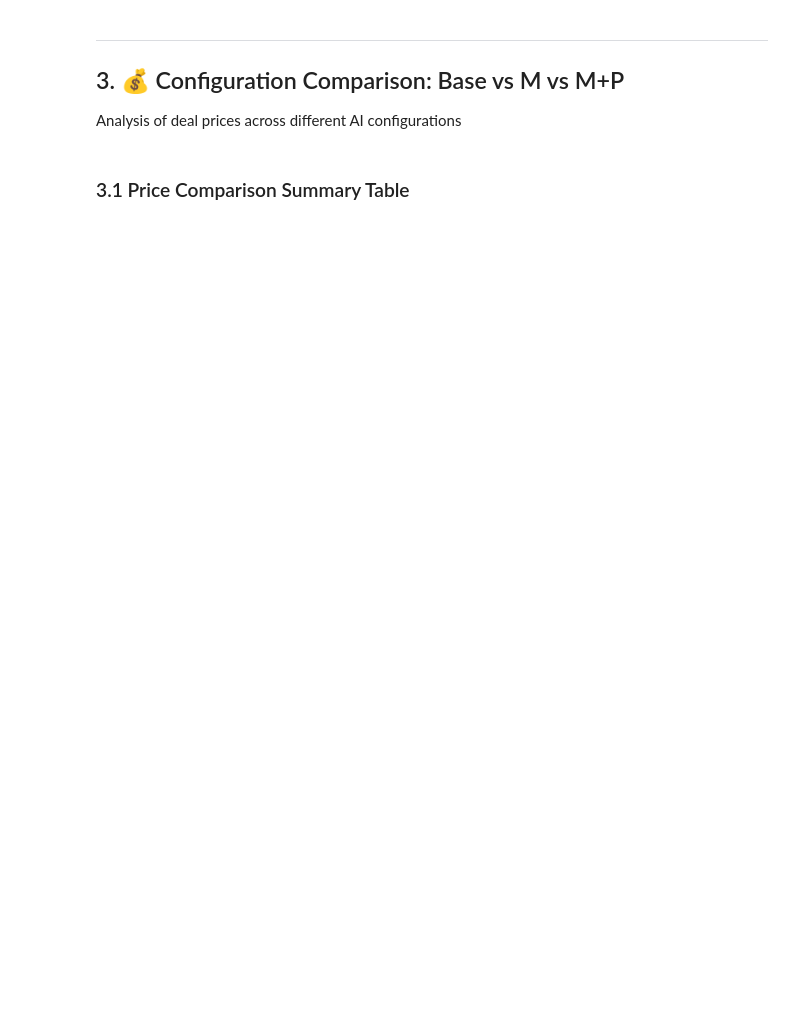
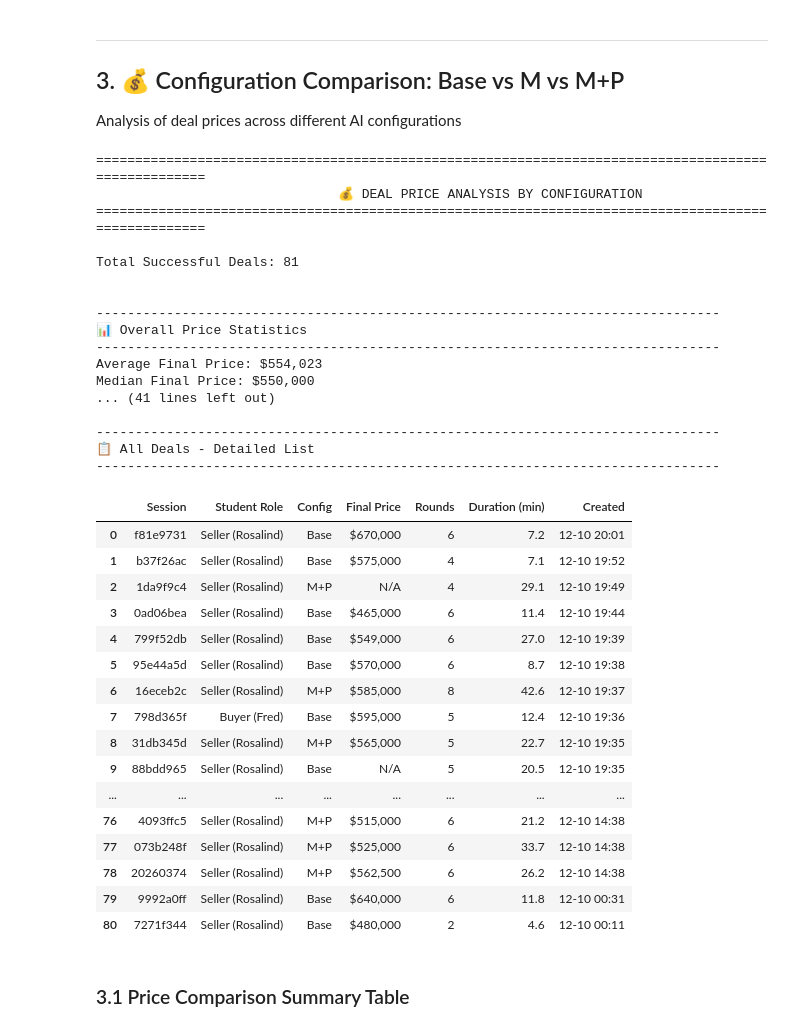
Before and after one commit to Sasha-Cui/negotiation-backend, a Jupyter notebook: main_street_analysis.ipynb, the cells around one changed output. Drawn from its saved outputs; the diff is of its cells as text; code cells hidden in the pictures; blank space fills up the shorter version.

```diff
--- a/main_street_analysis.ipynb
+++ b/main_street_analysis.ipynb
@@ -304,36 +471,72 @@ else:
     print("  BATNA: $675,000 (will walk away if price > $675k)")
     print("-"*80)
     if 'Buyer (Fred)' in role_config_stats.index.get_level_values(0):
         buyer_stats = role_config_stats.loc['Buyer (Fred)']
         for config in buyer_stats.index:
             stats = buyer_stats.loc[config]
             print(f"  {config}: ${stats['mean']:,.0f} avg (n={int(stats['count'])})")
 
     print("\nWhen Student is SELLER (Rosalind Cain):")
     print("  Goal: Maximize price (higher is better)")
     print("  BATNA: $475,000 (will walk away if price < $475k)")
     print("-"*80)
     if 'Seller (Rosalind)' in role_config_stats.index.get_level_values(0):
         seller_stats = role_config_stats.loc['Seller (Rosalind)']
         for config in seller_stats.index:
             stats = seller_stats.loc[config]
             print(f"  {config}: ${stats['mean']:,.0f} avg (n={int(stats['count'])})")
 
     # Detailed deal list
     print_subheader("📋 All Deals - Detailed List")
 
     deal_display = df_deals[[
         'session_id', 'student_role_label', 'config',
-        'student_price', 'rounds', 'duration'
+        'student_price', 'rounds', 'duration', 'created_at'  # ← 添加 created_at
     ]].copy()
 
     deal_display['session_id'] = deal_display['session_id'].str[:8]
-    deal_display['student_price'] = deal_display['student_price'].apply(lambda x: f"${x:,.0f}")
+    deal_display['student_price'] = deal_display['student_price'].apply(lambda x: f"${x:,.0f}" if pd.notna(x) else "N/A")
     deal_display['duration'] = deal_display['duration'].round(1)
+    deal_display['created_at'] = pd.to_datetime(deal_display['created_at']).dt.strftime('%m-%d %H:%M')  # ← 格式化时间
 
-    deal_display.columns = ['Session', 'Student Role', 'Config', 'Final Price', 'Rounds', 'Duration (min)']
+    deal_display.columns = ['Session', 'Student Role', 'Config', 'Final Price', 'Rounds', 'Duration (min)', 'Created']  # ← 添加列名
 
     display(deal_display)
+# %% [output]
+====================================================================================================
+                               💰 DEAL PRICE ANALYSIS BY CONFIGURATION
+====================================================================================================
+
+Total Successful Deals: 81
+
+
+--------------------------------------------------------------------------------
+📊 Overall Price Statistics
+--------------------------------------------------------------------------------
+Average Final Price: $554,023
+Median Final Price: $550,000
+... (41 lines left out)
+
+--------------------------------------------------------------------------------
+📋 All Deals - Detailed List
+--------------------------------------------------------------------------------
+|  | Session | Student Role | Config | Final Price | Rounds | Duration (min) | Created |
+| 0 | f81e9731 | Seller (Rosalind) | Base | $670,000 | 6 | 7.2 | 12-10 20:01 |
+| 1 | b37f26ac | Seller (Rosalind) | Base | $575,000 | 4 | 7.1 | 12-10 19:52 |
+| 2 | 1da9f9c4 | Seller (Rosalind) | M+P | N/A | 4 | 29.1 | 12-10 19:49 |
+| 3 | 0ad06bea | Seller (Rosalind) | Base | $465,000 | 6 | 11.4 | 12-10 19:44 |
+| 4 | 799f52db | Seller (Rosalind) | Base | $549,000 | 6 | 27.0 | 12-10 19:39 |
+| 5 | 95e44a5d | Seller (Rosalind) | Base | $570,000 | 6 | 8.7 | 12-10 19:38 |
+| 6 | 16eceb2c | Seller (Rosalind) | M+P | $585,000 | 8 | 42.6 | 12-10 19:37 |
+| 7 | 798d365f | Buyer (Fred) | Base | $595,000 | 5 | 12.4 | 12-10 19:36 |
+| 8 | 31db345d | Seller (Rosalind) | M+P | $565,000 | 5 | 22.7 | 12-10 19:35 |
+| 9 | 88bdd965 | Seller (Rosalind) | Base | N/A | 5 | 20.5 | 12-10 19:35 |
+| ... | ... | ... | ... | ... | ... | ... | ... |
+| 76 | 4093ffc5 | Seller (Rosalind) | M+P | $515,000 | 6 | 21.2 | 12-10 14:38 |
+| 77 | 073b248f | Seller (Rosalind) | M+P | $525,000 | 6 | 33.7 | 12-10 14:38 |
+| 78 | 20260374 | Seller (Rosalind) | M+P | $562,500 | 6 | 26.2 | 12-10 14:38 |
+| 79 | 9992a0ff | Seller (Rosalind) | Base | $640,000 | 6 | 11.8 | 12-10 00:31 |
+| 80 | 7271f344 | Seller (Rosalind) | Base | $480,000 | 2 | 4.6 | 12-10 00:11 |
 # %% [markdown]
 ### 3.1 Price Comparison Summary Table
 # %%
```
Also changed, not shown: parts of 17 cells of this notebook, 3 other files.
